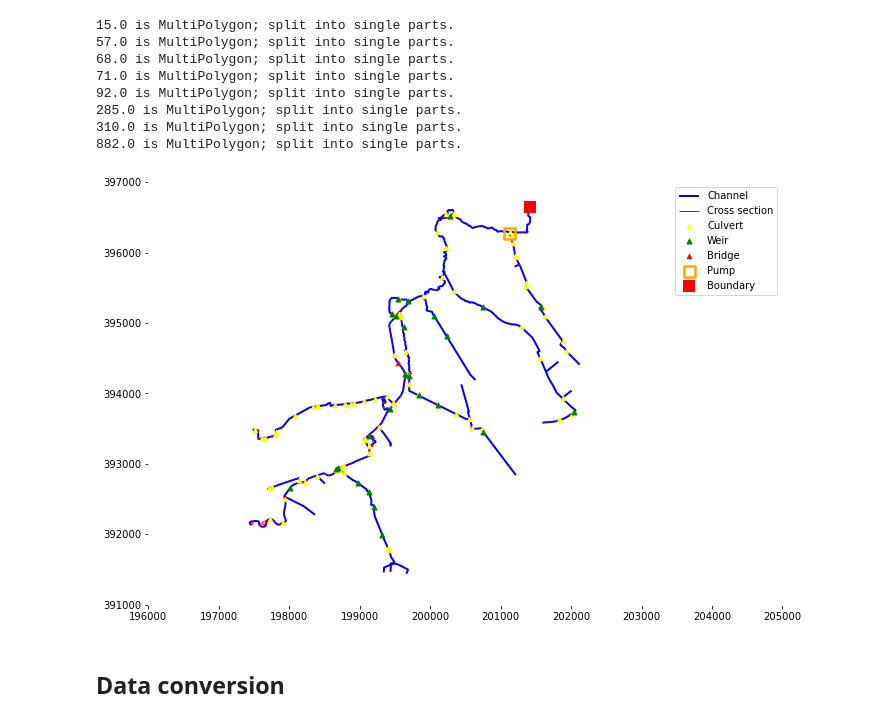
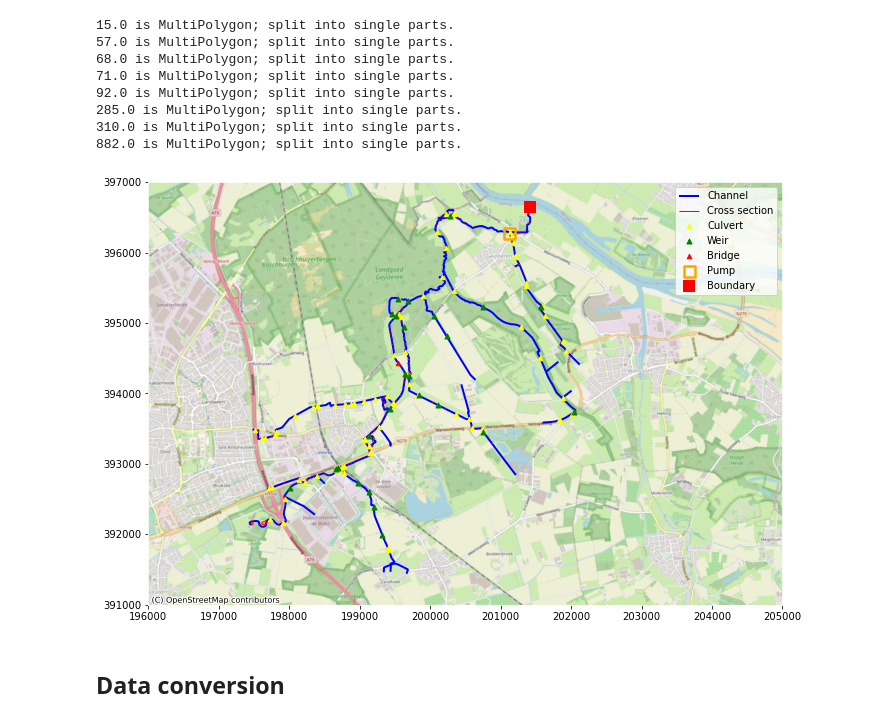
Before and after one commit to Deltares/HYDROLIB, a Jupyter notebook: hydrolib/notebooks/Hydrolib-D-Hydamo_usage_introduction_RRFM.ipynb, the cells around one changed output. Cells and saved outputs as stored; diff of their text form; code cells hidden in the pictures.

Commit message:
added basemap to figures

```diff
--- a/hydrolib/notebooks/Hydrolib-D-Hydamo_usage_introduction_RRFM.ipynb
+++ b/hydrolib/notebooks/Hydrolib-D-Hydamo_usage_introduction_RRFM.ipynb
@@ -160,21 +160,23 @@ hydamo.laterals.snap_to_branch(hydamo.branches, snap_method="overal", maxdist=50
 # %%
 plt.rcParams['axes.edgecolor'] = 'w'
 
 fig, ax = plt.subplots(figsize=(10, 10))
 
 ax.set_xlim(196000, 205000)
 ax.set_ylim(391000,397000)
 hydamo.branches.plot(ax=ax, label='Channel', linewidth=2, color='blue')
 hydamo.profile.plot(ax=ax, color='red', label='Cross section', linewidth=1)
 hydamo.culverts.centroid.plot(ax=ax, color='yellow', label='Culvert', markersize=20, zorder=10, marker='^')
 hydamo.weirs.centroid.plot(ax=ax, color='green', label='Weir', markersize=25, zorder=10, marker='^')
 hydamo.bridges.plot(ax=ax,color='red',label='Bridge',markersize=20,zorder=10, marker='^')
 hydamo.pumpstations.plot(ax=ax, color='orange', label='Pump', marker='s', markersize=125, zorder=10, facecolor='none', linewidth=2.5)
 hydamo.boundary_conditions.plot(ax=ax, color='red', label='Boundary', marker='s', markersize=125, zorder=10, facecolor='red', linewidth=0)
 ax.legend()
+
+cx.add_basemap(ax, crs=28992, source=cx.providers.OpenStreetMap.Mapnik)
 fig.tight_layout()
 # %% [output]
-[figure, old version]
+[figure, new version]
 # %% [markdown]
 ## Data conversion
 # %% [markdown]
```
Also changed, not shown: parts of 4 cells of this notebook, 1 other file.
